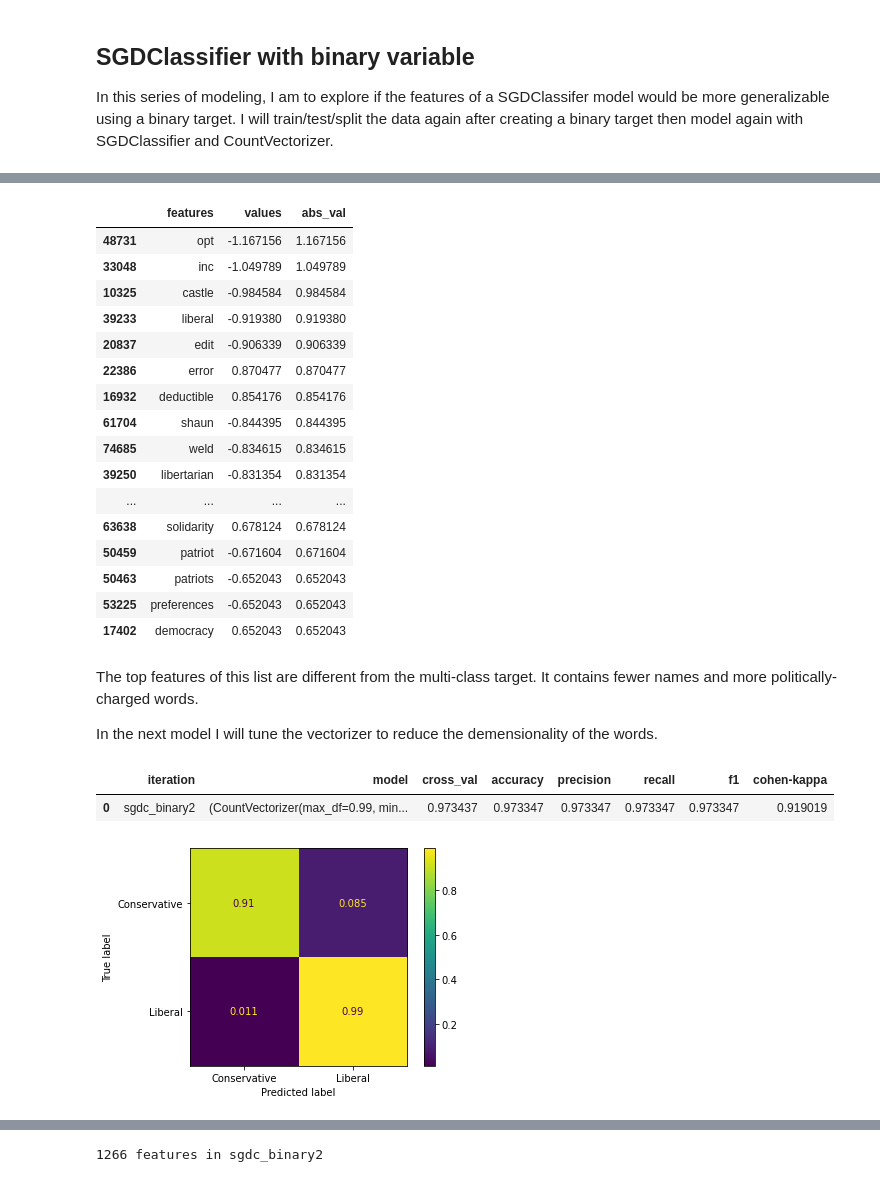
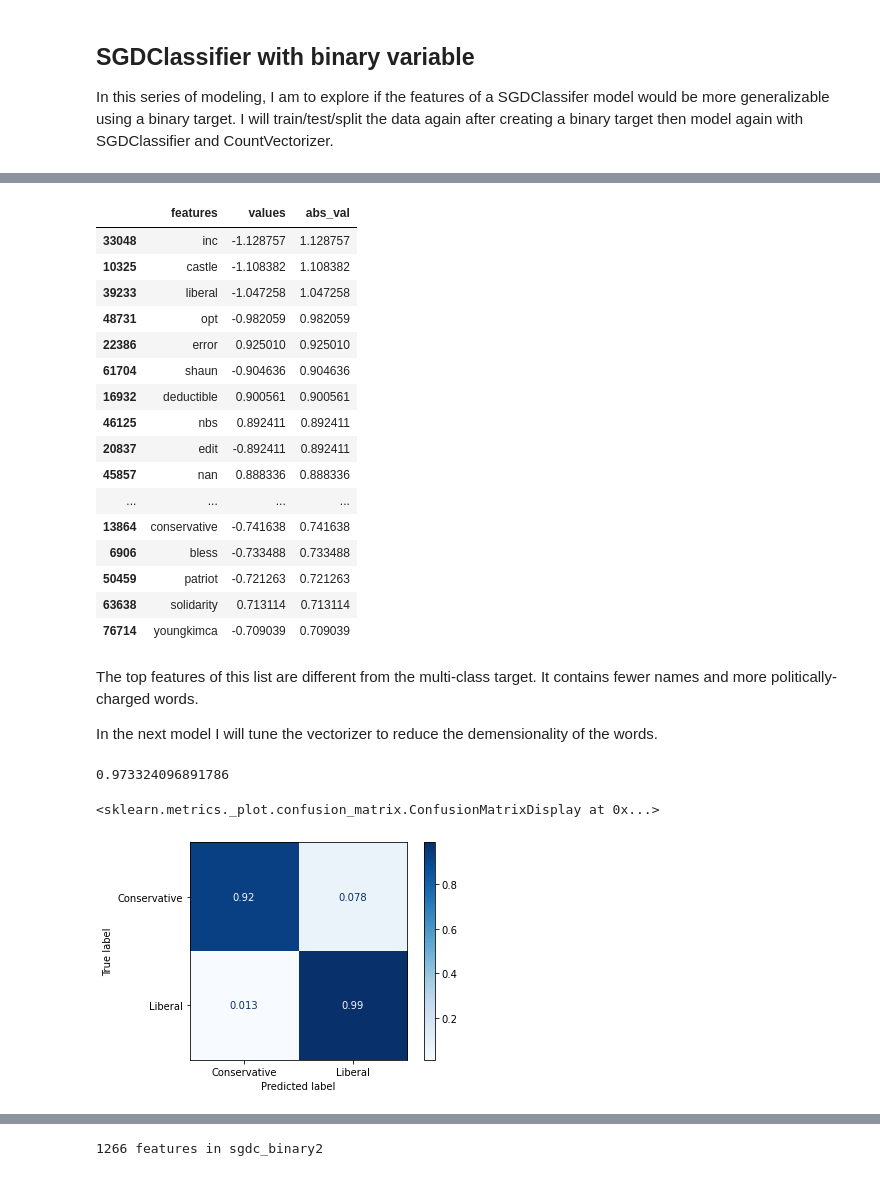
Before and after one commit to CGPinDC/PoliticalPartyPredictionFromEmail, a Jupyter notebook: notebooks/Notebook4_Modeling.ipynb, the cells around one changed output, grey strips where cells are left out. Saved outputs shown, nothing was run; the diff lists cells and outputs as text; code cells hidden in the pictures.

```diff
--- a/notebooks/Notebook4_Modeling.ipynb
+++ b/notebooks/Notebook4_Modeling.ipynb
@@ -7,6 +113,6 @@ import matplotlib.pyplot as plt
 # %%
 #load data
-data = pd.read_csv('data.csv', index_col=0)
+data = pd.read_csv('../data/data.csv', index_col=0)
 data.head(1)
 # %% [output]
 |  | text | target |
@@ -394,9 +430,12 @@ y2 = data2['target']
 X_train2, X_test2, y_train2, y_test2 = train_test_split(X2, y2, random_state=42, test_size=0.35, stratify=y2)
 X_test2, X_val2, y_test2, y_val2 = train_test_split(X_test2, y_test2, random_state=42, test_size = 0.2, stratify=y_test2)
 
-#encode binary target
+from sklearn.preprocessing import LabelEncoder
+
+le = LabelEncoder()
 y_train_enc2= le.fit_transform(y_train2)
 y_test_enc2= le.transform(y_test2)
+y_val_enc2 = le.transform(y_val2)
 
 target_classes = le.classes_ #keeping this as 'target_classes' for use in model_evaluation function
 # %%
@@ -428,22 +475,22 @@ feature_importances['abs_val'] = feature_importances['values'].apply(lambda x: a
 feature_importances.sort_values(by='abs_val', ascending=False)[:20]
 # %% [output]
 |  | features | values | abs_val |
-| 48731 | opt | -1.167156 | 1.167156 |
-| 33048 | inc | -1.049789 | 1.049789 |
-| 10325 | castle | -0.984584 | 0.984584 |
-| 39233 | liberal | -0.919380 | 0.919380 |
-| 20837 | edit | -0.906339 | 0.906339 |
-| 22386 | error | 0.870477 | 0.870477 |
-| 16932 | deductible | 0.854176 | 0.854176 |
-| 61704 | shaun | -0.844395 | 0.844395 |
-| 74685 | weld | -0.834615 | 0.834615 |
-| 39250 | libertarian | -0.831354 | 0.831354 |
+| 33048 | inc | -1.128757 | 1.128757 |
+| 10325 | castle | -1.108382 | 1.108382 |
+| 39233 | liberal | -1.047258 | 1.047258 |
+| 48731 | opt | -0.982059 | 0.982059 |
+| 22386 | error | 0.925010 | 0.925010 |
+| 61704 | shaun | -0.904636 | 0.904636 |
+| 16932 | deductible | 0.900561 | 0.900561 |
+| 46125 | nbs | 0.892411 | 0.892411 |
+| 20837 | edit | -0.892411 | 0.892411 |
+| 45857 | nan | 0.888336 | 0.888336 |
 | ... | ... | ... | ... |
-| 63638 | solidarity | 0.678124 | 0.678124 |
-| 50459 | patriot | -0.671604 | 0.671604 |
-| 50463 | patriots | -0.652043 | 0.652043 |
-| 53225 | preferences | -0.652043 | 0.652043 |
-| 17402 | democracy | 0.652043 | 0.652043 |
+| 13864 | conservative | -0.741638 | 0.741638 |
+| 6906 | bless | -0.733488 | 0.733488 |
+| 50459 | patriot | -0.721263 | 0.721263 |
+| 63638 | solidarity | 0.713114 | 0.713114 |
+| 76714 | youngkimca | -0.709039 | 0.709039 |
 # %% [markdown]
 The top features of this list are different from the multi-class target. It contains fewer names and more politically-charged words.
 
@@ -451,16 +498,19 @@ In the next model I will tune the vectorizer to reduce the demensionality of the
 # %%
 #Set parameter
 sgdc_binary.set_params(countvectorizer__min_df=0.02, countvectorizer__max_df=0.99)
 
 #Fit
 sgdc_binary.fit(X_train2, y_train_enc2)
 
 #Evaluation
-model_evaluation('sgdc_binary2', sgdc_binary, X_train2, y_train_enc2, X_test2, y_test_enc2)
+#model_evaluation('sgdc_binary2', sgdc_binary, X_train2, y_train_enc2, X_test2, y_test_enc2)
+print (sgdc_binary.score(X_test2, y_test_enc2))
+
+ConfusionMatrixDisplay.from_estimator(sgdc_binary, X_test2, y_test_enc2, normalize='true', cmap='Blues', display_labels=le.classes_)
 # %% [output]
-|  | iteration | model | cross_val | accuracy | precision | recall | f1 | cohen-kappa |
-| 0 | sgdc_binary2 | (CountVectorizer(max_df=0.99, min... | 0.973437 | 0.973347 | 0.973347 | 0.973347 | 0.973347 | 0.919019 |
+0.973324096891786
+<sklearn.metrics._plot.confusion_matrix.ConfusionMatrixDisplay at 0x...>
-[figure, old version]
+[figure, new version]
 # %%
 #Finding the feature importances
 features = sgdc_binary['countvectorizer'].get_feature_names()
```
Also changed, not shown: parts of 47 cells of this notebook.
